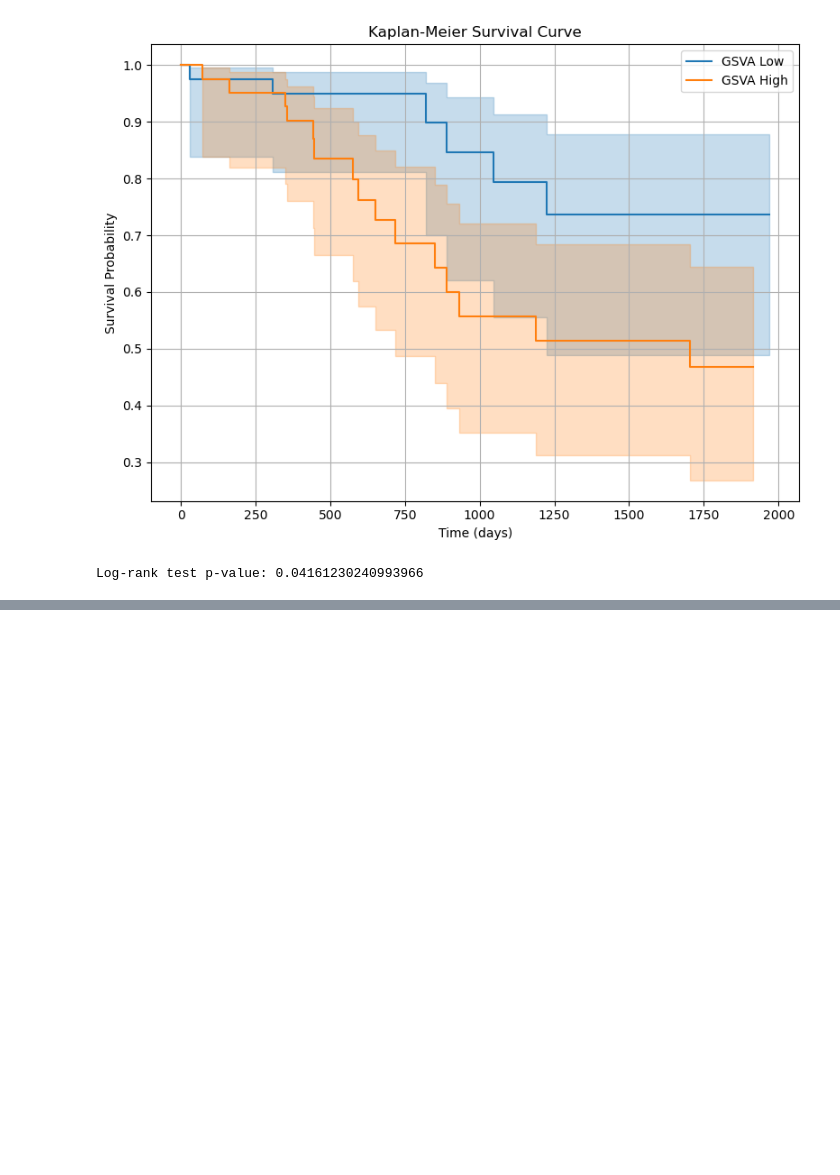
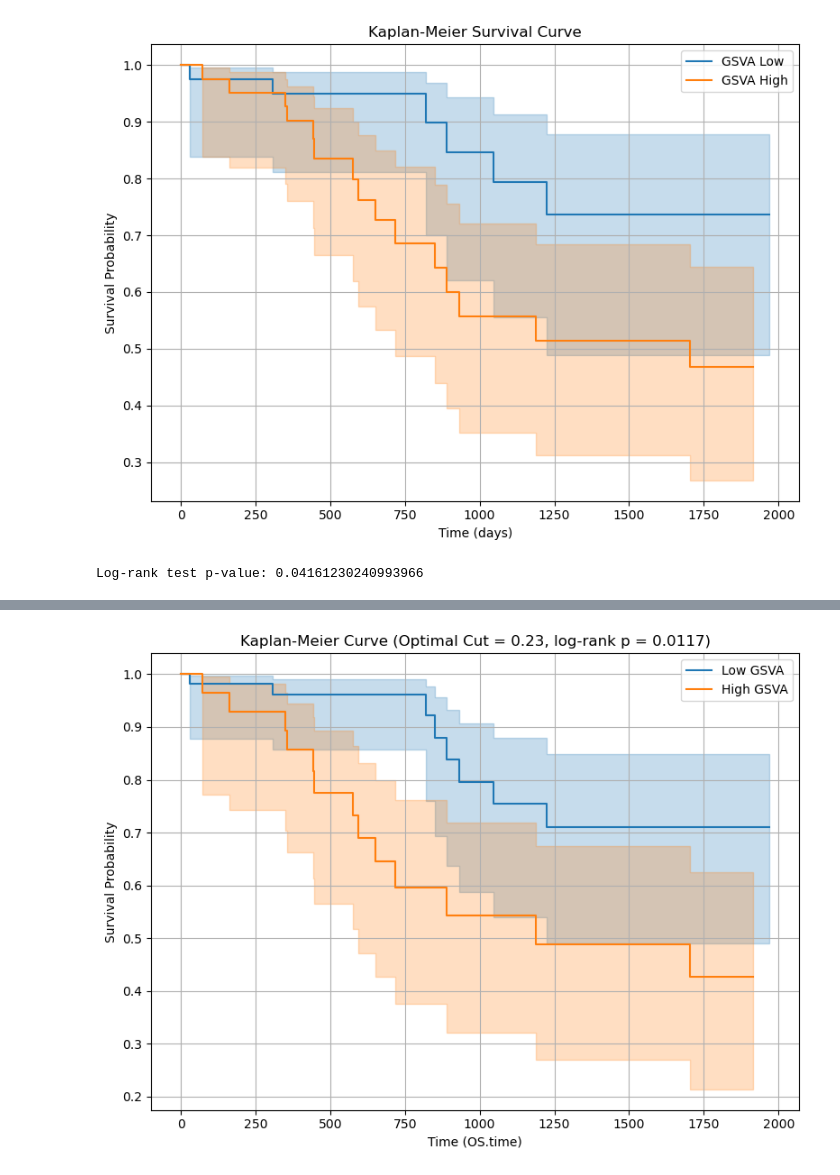
Before and after one commit to AndrewGarven/LUAD_investigation, a Jupyter notebook: main.ipynb, the cells around one changed output, grey strips where cells are left out. Cells and saved outputs as stored; diff of their text form; code cells hidden in the pictures; blank space fills up the shorter version.

```diff
--- a/main.ipynb
+++ b/main.ipynb
@@ -233,2 +253,3 @@ C3N-01414        1
 # %%
 surv['GSVA_median_split'] = gsva_scores['High_ES']
+surv['GSVA_score'] = gsva_scores['ES']
@@ -292,0 +346,30 @@ Log-rank test p-value: 0.04161230240993966
+# %%
+# Add a new column for group assignment
+surv['log_rank_optimized_group'] = surv['GSVA_score'].apply(lambda x: 'High' if x > cut_point else 'Low')
+
+# Split data into two groups
+low_group = surv[surv['log_rank_optimized_group'] == 'Low']
+high_group = surv[surv['log_rank_optimized_group'] == 'High']
+
+# Initialize KM fitters
+kmf_low = KaplanMeierFitter()
+kmf_high = KaplanMeierFitter()
+
+# Plot
+plt.figure(figsize=(8, 6))
+
+kmf_low.fit(durations=low_group['OS.time'], event_observed=low_group['OS'], label='Low GSVA')
+kmf_low.plot(ci_show=True)
+
+kmf_high.fit(durations=high_group['OS.time'], event_observed=high_group['OS'], label='High GSVA')
+kmf_high.plot(ci_show=True)
+
+plt.title(f"Kaplan-Meier Curve (Optimal Cut = {cut_point:.2f}, log-rank p = {p_value:.4f})")
+plt.xlabel("Time (OS.time)")
+plt.ylabel("Survival Probability")
+plt.legend()
+plt.grid(True)
+plt.tight_layout()
+plt.show()
+# %% [output]
+[figure, added]
```
Also changed, not shown: parts of 18 cells of this notebook.
